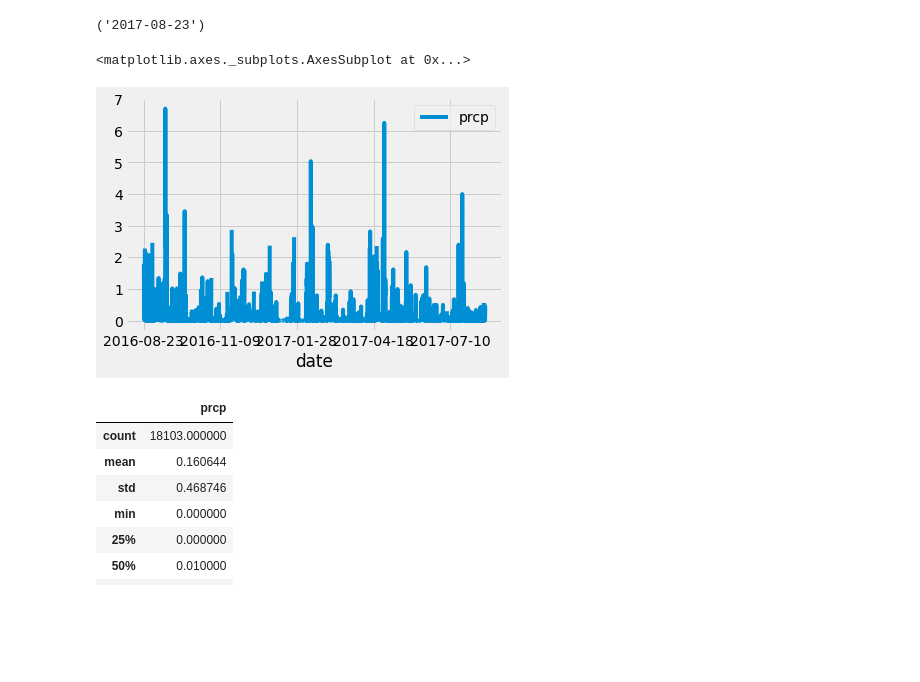
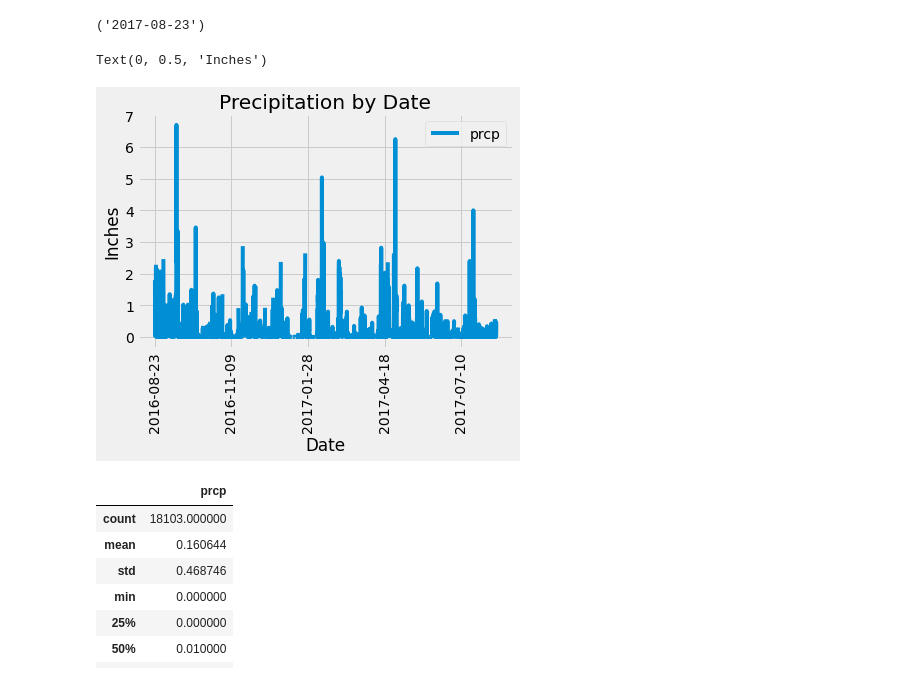
Before and after one commit to kcknguyen/sqlalchemy-challenge, a Jupyter notebook: Instructions/climate_starter.ipynb, the cells around one changed output. Saved outputs shown, nothing was run; the diff lists cells and outputs as text; code cells hidden in the pictures; blank space fills up the shorter version.

```diff
--- a/Instructions/climate_starter.ipynb
+++ b/Instructions/climate_starter.ipynb
@@ -49,26 +53,30 @@ recent_date
 # %%
 # Design a query to retrieve the last 12 months of precipitation data and plot the results.
 # Starting from the most recent data point in the database.
 df = pd.read_sql("Select date, prcp from measurement", conn)
 df
 # Calculate the date one year from the last date in data set.
 df1 = df.loc[df["date"]>"2016-08-22"]
 df1 = df1.sort_values("date")
-df1.plot(x="date", y="prcp")
+df1.plot(x="date", rot=90, y="prcp")
+plt.title("Precipitation by Date")
+plt.xlabel("Date")
+plt.ylabel("Inches")
+
 
 # Perform a query to retrieve the data and precipitation scores
 
 
 # Save the query results as a Pandas DataFrame and set the index to the date column
 
 
 # Sort the dataframe by date
 
 
 # Use Pandas Plotting with Matplotlib to plot the data
 # %% [output]
-<matplotlib.axes._subplots.AxesSubplot at 0x...>
+Text(0, 0.5, 'Inches')
-[figure, old version]
+[figure, new version]
 # %%
 # Use Pandas to calcualte the summary statistics for the precipitation data
 df.describe()
```
Also changed, not shown: parts of 4 cells of this notebook, 1 other file.
